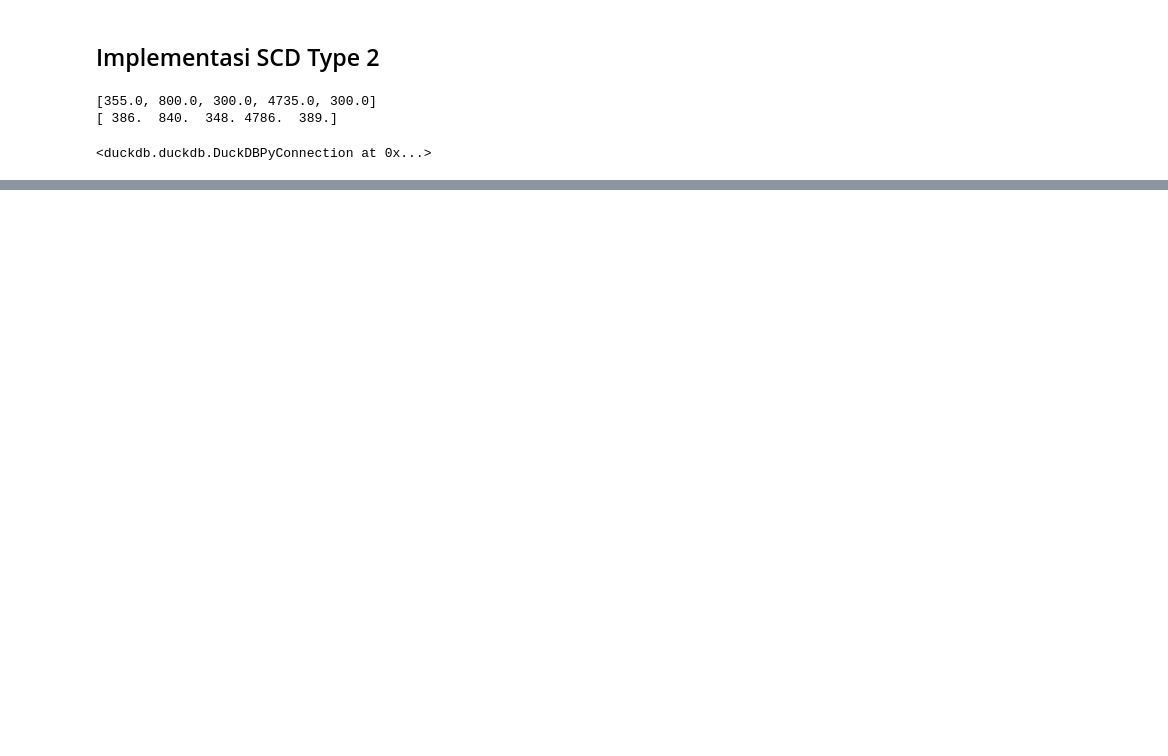
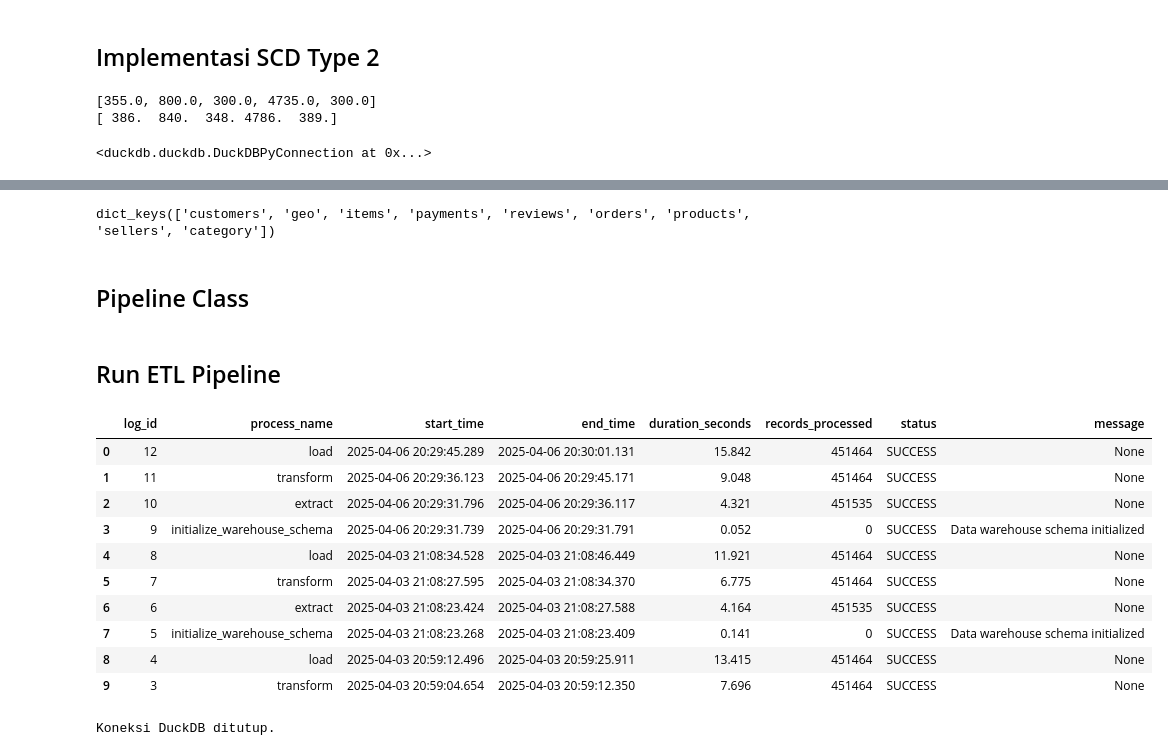
Before and after one commit to azislhn/dwbi-mmi24, a Jupyter notebook: 5_etl_pandas.ipynb, the cells around one changed output, grey strips where cells are left out. Cells and saved outputs as stored; diff of their text form; code cells hidden in the pictures; blank space fills up the shorter version.

Commit message:
Update Pipeline ETL

```diff
--- a/5_etl_pandas.ipynb
+++ b/5_etl_pandas.ipynb
@@ -846,0 +918,10 @@ conn.close()
+# %%
+# Load from cache (the pickle file)
+with open('dataset_dict.pkl', 'rb') as f:
+    data_from_pkl = pickle.load(f)
+
+print(data_from_pkl.keys())
+# %% [output]
+dict_keys(['customers', 'geo', 'items', 'payments', 'reviews', 'orders', 'products', 'sellers', 'category'])
+# %% [markdown]
+## Pipeline Class
@@ -846,0 +1292,23 @@ conn.close()
+# %% [markdown]
+## Run ETL Pipeline
+# %%
+etl = ETLpipeline()
+# %%
+etl.run_pipeline()
+etl.get_etl_log()
+# %% [output]
+|  | log_id | process_name | start_time | end_time | duration_seconds | records_processed | status | message |
+| 0 | 12 | load | 2025-04-06 20:29:45.289 | 2025-04-06 20:30:01.131 | 15.842 | 451464 | SUCCESS | None |
+| 1 | 11 | transform | 2025-04-06 20:29:36.123 | 2025-04-06 20:29:45.171 | 9.048 | 451464 | SUCCESS | None |
+| 2 | 10 | extract | 2025-04-06 20:29:31.796 | 2025-04-06 20:29:36.117 | 4.321 | 451535 | SUCCESS | None |
+| 3 | 9 | initialize_warehouse_schema | 2025-04-06 20:29:31.739 | 2025-04-06 20:29:31.791 | 0.052 | 0 | SUCCESS | Data warehouse schema initialized |
+| 4 | 8 | load | 2025-04-03 21:08:34.528 | 2025-04-03 21:08:46.449 | 11.921 | 451464 | SUCCESS | None |
+| 5 | 7 | transform | 2025-04-03 21:08:27.595 | 2025-04-03 21:08:34.370 | 6.775 | 451464 | SUCCESS | None |
+| 6 | 6 | extract | 2025-04-03 21:08:23.424 | 2025-04-03 21:08:27.588 | 4.164 | 451535 | SUCCESS | None |
+| 7 | 5 | initialize_warehouse_schema | 2025-04-03 21:08:23.268 | 2025-04-03 21:08:23.409 | 0.141 | 0 | SUCCESS | Data warehouse schema initialized |
+| 8 | 4 | load | 2025-04-03 20:59:12.496 | 2025-04-03 20:59:25.911 | 13.415 | 451464 | SUCCESS | None |
+| 9 | 3 | transform | 2025-04-03 20:59:04.654 | 2025-04-03 20:59:12.350 | 7.696 | 451464 | SUCCESS | None |
+# %%
+etl.close_connection()
+# %% [output]
+Koneksi DuckDB ditutup.
```
Also changed, not shown: parts of 8 cells of this notebook, 1 other file.
